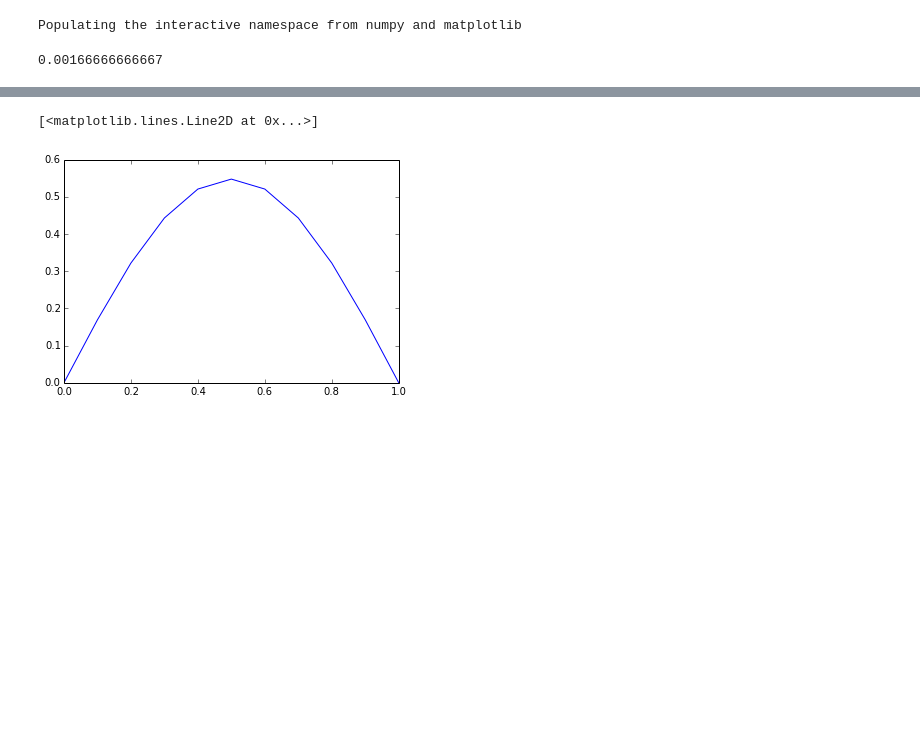
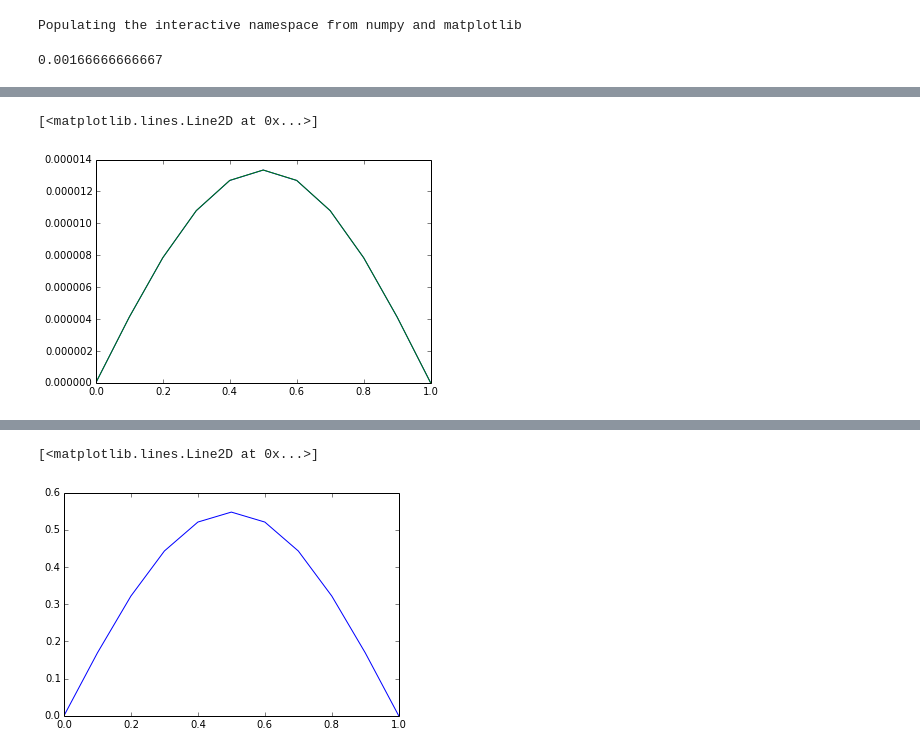
Before and after one commit to jedman/numerics, a Jupyter notebook: src1/heatequation.ipynb, the cells around one changed output, grey strips where cells are left out. Saved outputs shown, nothing was run; the diff lists cells and outputs as text; code cells hidden in the pictures; blank space fills up the shorter version.

```diff
--- a/src1/heatequation.ipynb
+++ b/src1/heatequation.ipynb
@@ -62,3 +77,16 @@ def exact(x, init = 'sine'):
+# %%
+x = np.linspace(0,1,num=11)
+m=0
+plot(x,exact(x,1,init='arc'))
+time600 = np.linspace(0,1,num=kinv+1)
+hinv = 10
+kinv = 600
+u_600 = heat_solver(hinv,kinv, init ='arc')
+gamma = hinv**2./kinv
+plot(x, u_600[1,:])
+# %% [output]
+[<matplotlib.lines.Line2D at 0x...>]
+[figure, added]
 # %%
 hinv = 10
 kinv = 200
```
Also changed, not shown: parts of 6 cells of this notebook, 2 other files.
